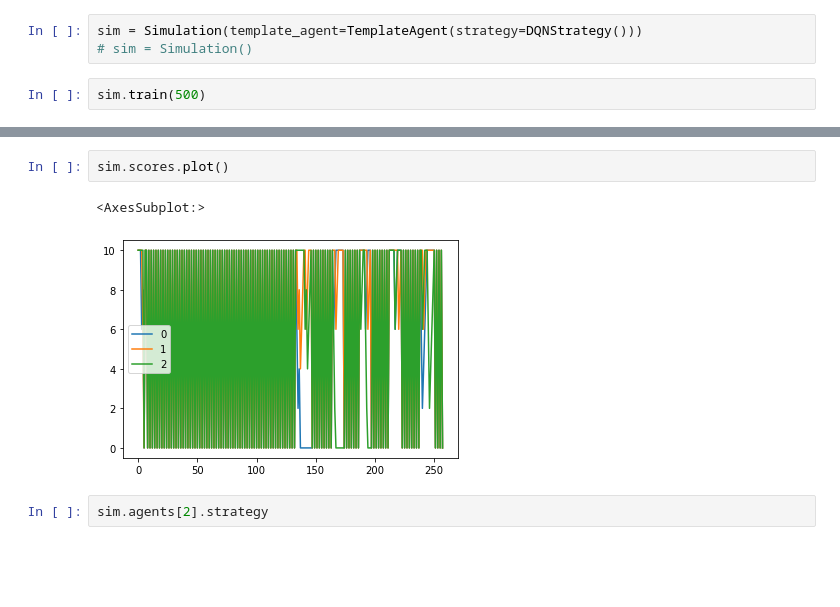
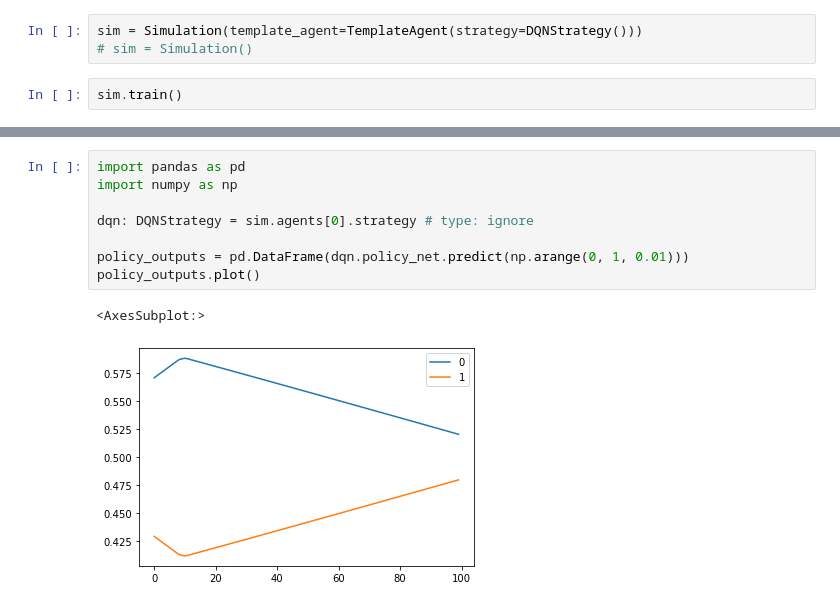
Before and after one commit to pkouvaros/pnis, a Jupyter notebook: code/dev.ipynb, the cells around one changed output, grey strips where cells are left out. Saved outputs shown, nothing was run; the diff lists cells and outputs as text; blank space fills up the shorter version.

```diff
--- a/code/dev.ipynb
+++ b/code/dev.ipynb
@@ -4,5 +4,5 @@ from GuardSwarmDilemma import Simulation, TemplateAgent, DQNStrategy
 sim = Simulation(template_agent=TemplateAgent(strategy=DQNStrategy()))
 # sim = Simulation()
 # %%
-sim.train(500)
+sim.train()
 # %% [output]
@@ -55,8 +52,12 @@ sim.train(500)
 ... (88 outputs left out)
-# %%
-sim.scores.plot()
-# %% [output]
-<AxesSubplot:>
-[figure, removed]
-# %%
-sim.agents[2].strategy
+# %%
+import pandas as pd
+import numpy as np
+
+dqn: DQNStrategy = sim.agents[0].strategy # type: ignore
+
+policy_outputs = pd.DataFrame(dqn.policy_net.predict(np.arange(0, 1, 0.01)))
+policy_outputs.plot()
+# %% [output]
+<AxesSubplot:>
+[figure, added]
```
Also changed, not shown: parts of 1 cell of this notebook, 2 other files.
